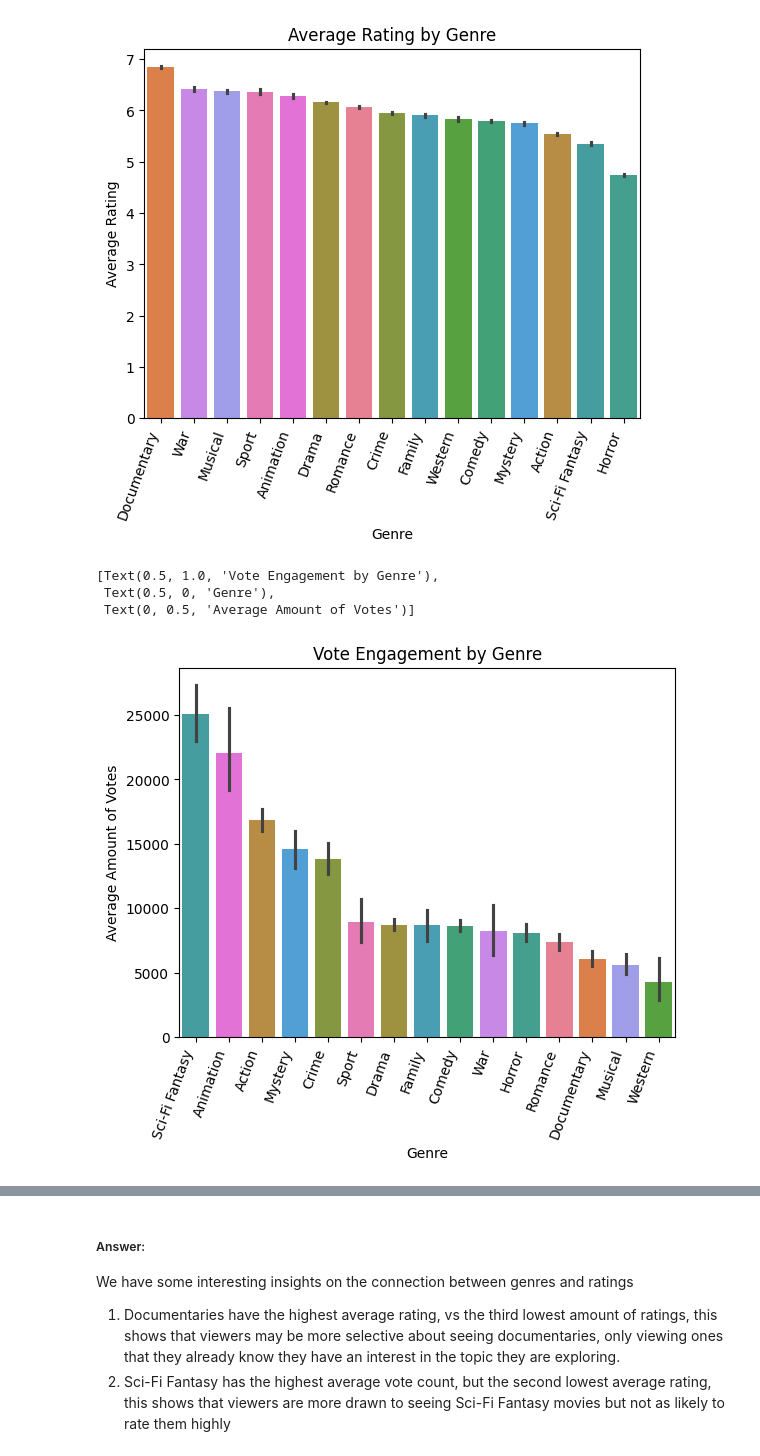
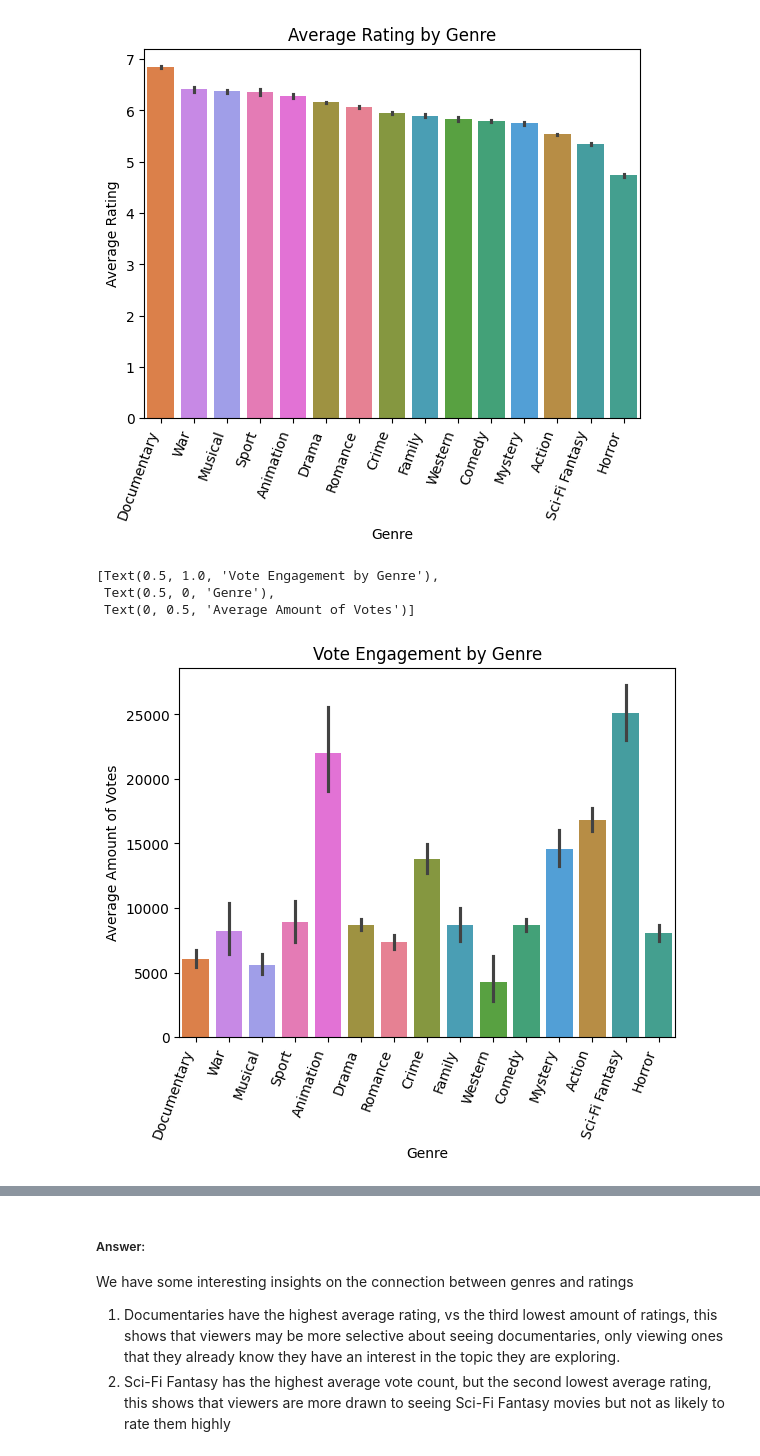
Before and after one commit to emily-dee/IMDB_data_analytics_project, a Jupyter notebook: Insight into Movies for the Hollywood Big Wigs.ipynb, the cells around one changed output, grey strips where cells are left out. Saved outputs shown, nothing was run; the diff lists cells and outputs as text; code cells hidden in the pictures.

```diff
--- a/Insight into Movies for the Hollywood Big Wigs.ipynb
+++ b/Insight into Movies for the Hollywood Big Wigs.ipynb
@@ -261,11 +261,11 @@ ax.set(title='Average Rating by Genre', xlabel='Genre', ylabel='Average Rating')
  Text(0, 0.5, 'Average Rating')]
 [figure]
 # %%
-ax = sns.barplot(data=movies_genres_df, x='genre', y='numVotes', hue='genre', estimator='mean', order=['Sci-Fi Fantasy', 'Animation', 'Action', 'Mystery', 'Crime', 'Sport', 'Drama', 'Family', 'Comedy', 'War', 'Horror', 'Romance', 'Documentary', 'Musical', 'Western'])
+ax = sns.barplot(data=movies_genres_df, x='genre', y='numVotes', hue='genre', estimator='mean', order=['Documentary', 'War', 'Musical', 'Sport', 'Animation', 'Drama', 'Romance', 'Crime', 'Family', 'Western', 'Comedy', 'Mystery', 'Action', 'Sci-Fi Fantasy', 'Horror'])
 ax.set_xticklabels(ax.get_xticklabels(), rotation=70, ha='right')
 ax.set(title='Vote Engagement by Genre', xlabel='Genre', ylabel='Average Amount of Votes')
 # %% [output]
 [Text(0.5, 1.0, 'Vote Engagement by Genre'),
  Text(0.5, 0, 'Genre'),
  Text(0, 0.5, 'Average Amount of Votes')]
-[figure, old version]
+[figure, new version]
```
Also changed, not shown: parts of 5 cells of this notebook.
